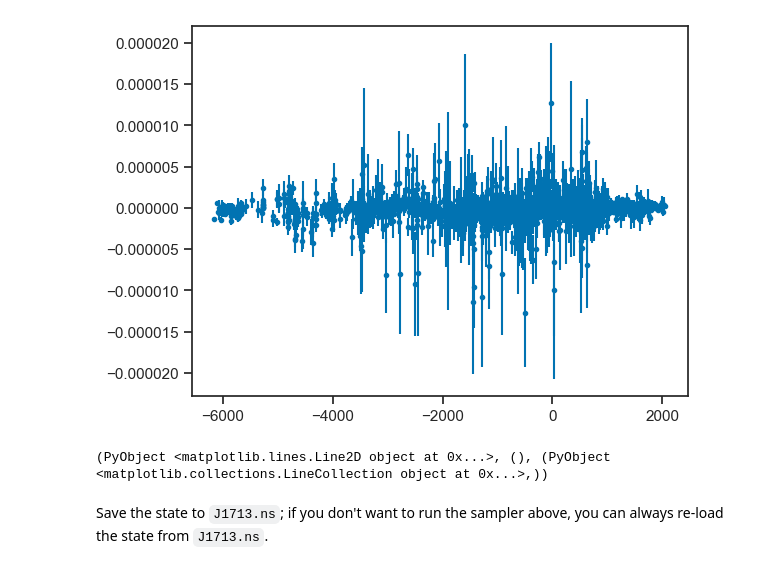
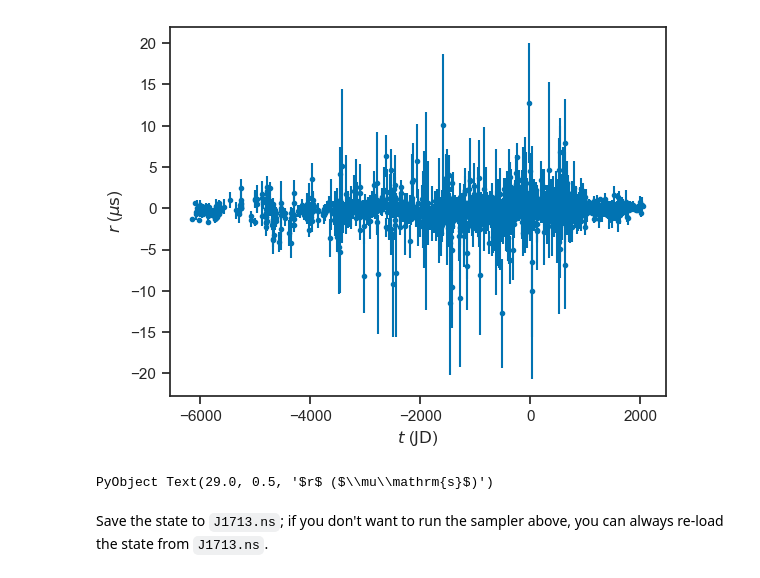
Before and after one commit to farr/PulsarNoise, a Jupyter notebook: J1713.ipynb, the cells around one changed output. Drawn from its saved outputs; the diff is of its cells as text; code cells hidden in the pictures.

```diff
--- a/J1713.ipynb
+++ b/J1713.ipynb
@@ -46,5 +33,0 @@ end
-# %%
-errorbar(ts, rs, drs, fmt=".")
-# %% [output]
-[figure, removed]
-(PyObject <matplotlib.lines.Line2D object at 0x...>, (), (PyObject <matplotlib.collections.LineCollection object at 0x...>,))
@@ -51,3 +36,10 @@ errorbar(ts, rs, drs, fmt=".")
+# %%
+errorbar(ts, rs*1e6, drs*1e6, fmt=".")
+xlabel(L"$t$ ($\mathrm{JD}$)")
+ylabel(L"$r$ ($\mu\mathrm{s}$)")
+# %% [output]
+[figure, added]
+PyObject Text(29.0, 0.5, '$r$ ($\\mu\\mathrm{s}$)')
 # %%
 post = Kalman.CARMAKalmanPosterior(ts, rs, drs, 3, 2)
 ns = EnsembleNest.NestState(x -> Kalman.log_likelihood(post, x), x->Kalman.log_prior(post, x), Kalman.init(post, 1024), 32);
```
Also changed, not shown: parts of 8 cells of this notebook, 6 other files.
